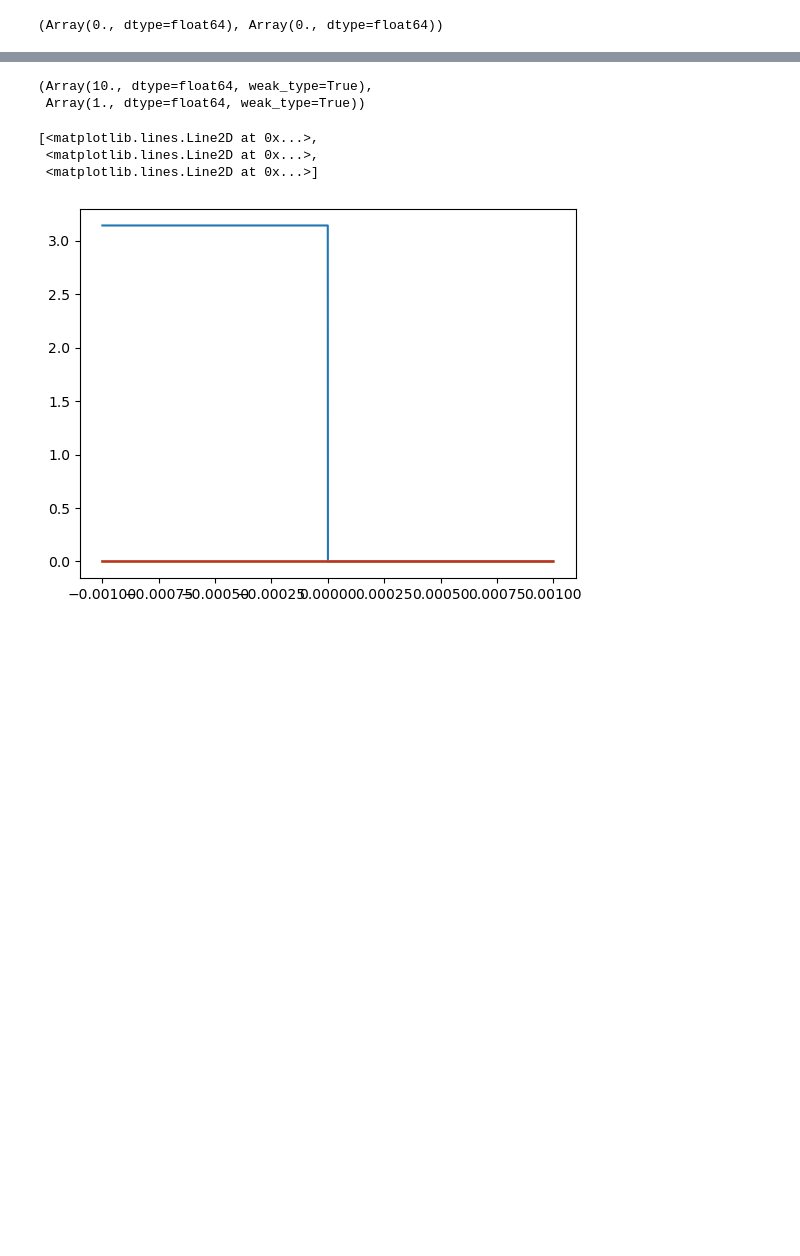
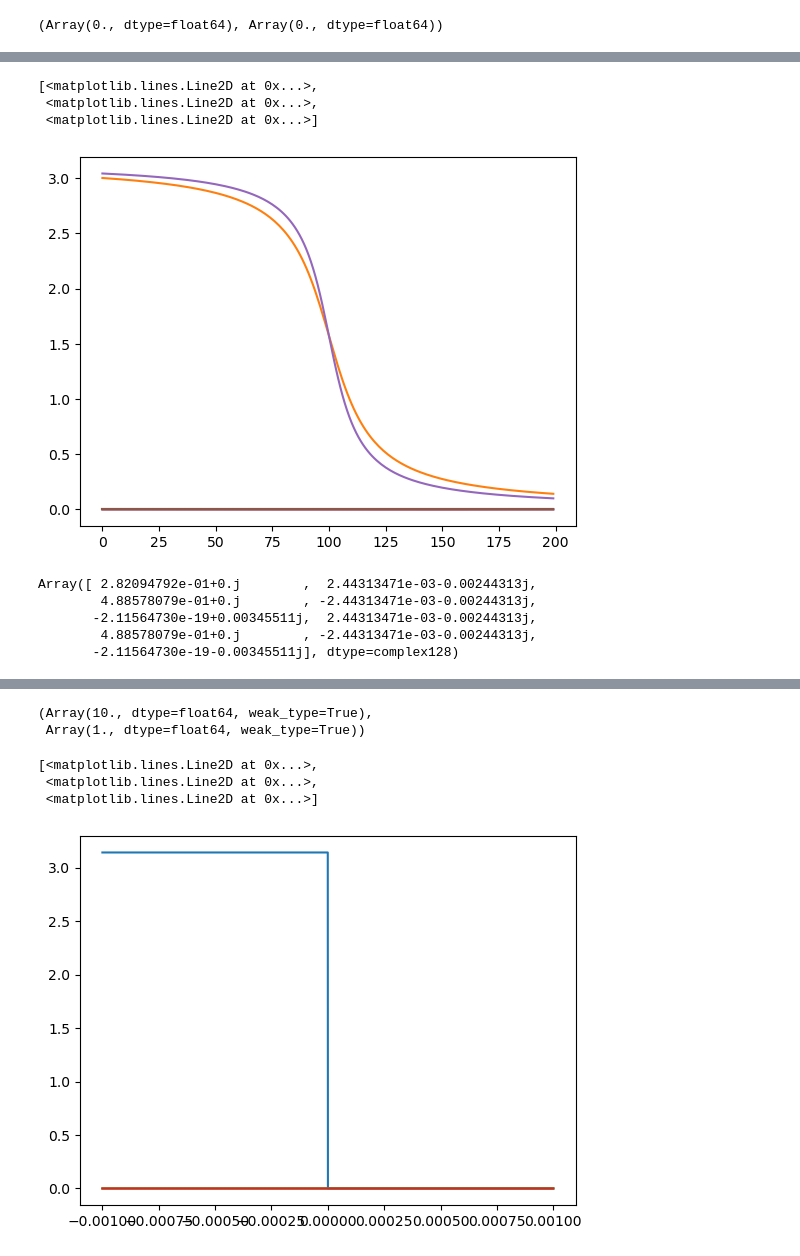
Before and after one commit to viperleed/viperleed-jax, a Jupyter notebook: testing_delta_Cu(111).ipynb, the cells around one changed output, grey strips where cells are left out. Saved outputs shown, nothing was run; the diff lists cells and outputs as text; code cells hidden in the pictures; blank space fills up the shorter version.

```diff
--- a/testing_delta_Cu(111).ipynb
+++ b/testing_delta_Cu(111).ipynb
@@ -189,0 +237,16 @@ plt.plot(arr, res)
+# %%
+plt.plot(res_orig)
+plt.plot(res_better)
+# %% [output]
+[<matplotlib.lines.Line2D at 0x...>,
+ <matplotlib.lines.Line2D at 0x...>,
+ <matplotlib.lines.Line2D at 0x...>]
+[figure, added]
+# %%
+HARMONY(np.array([0.01, 0.0, 0.0]), 1)
+# %% [output]
+Array([ 2.82094792e-01+0.j        ,  2.44313471e-03-0.00244313j,
+        4.88578079e-01+0.j        , -2.44313471e-03-0.00244313j,
+       -2.11564730e-19+0.00345511j,  2.44313471e-03-0.00244313j,
+        4.88578079e-01+0.j        , -2.44313471e-03-0.00244313j,
+       -2.11564730e-19-0.00345511j], dtype=complex128)
```
Also changed, not shown: parts of 22 cells of this notebook, 3 other files.
